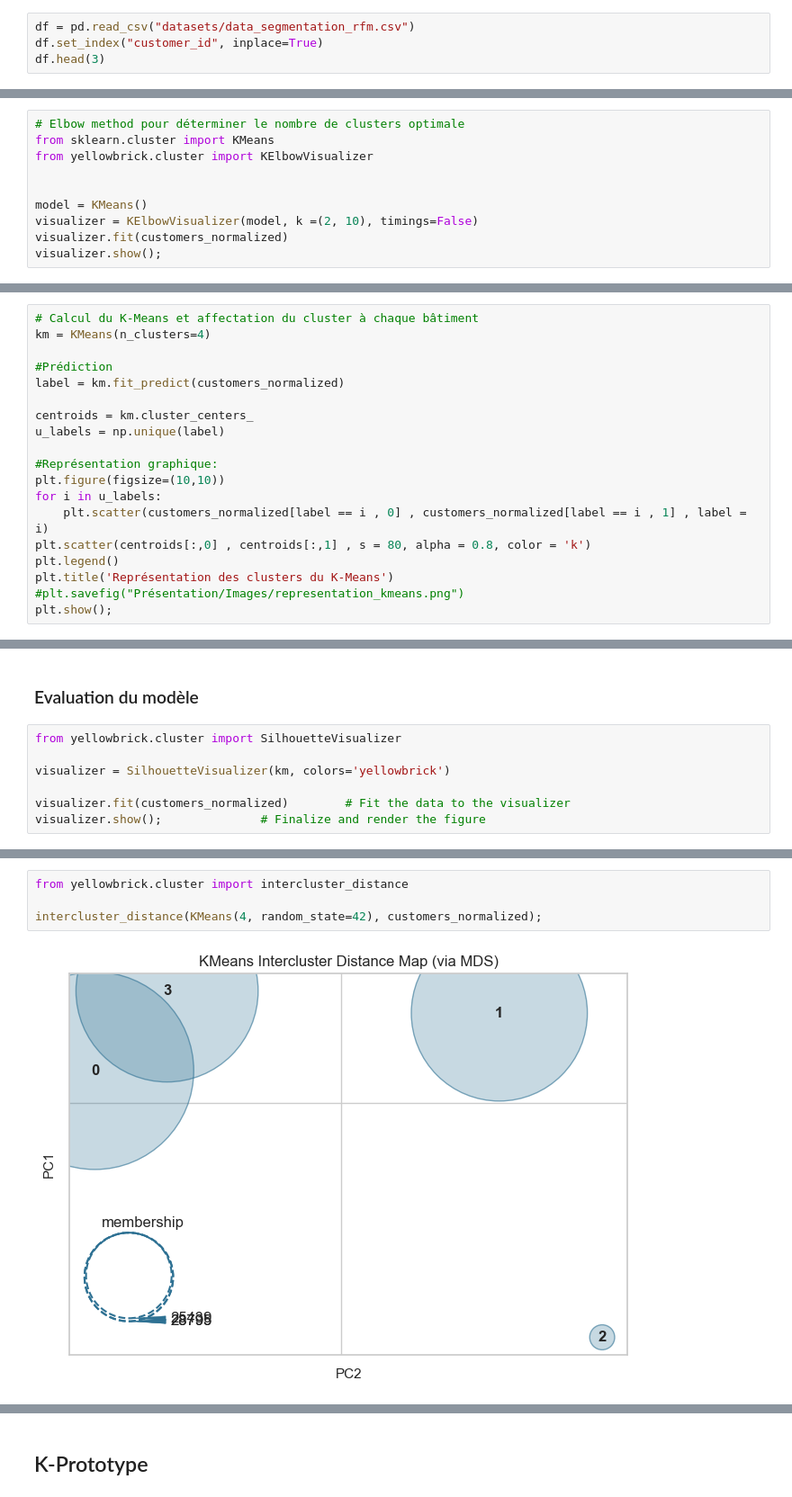
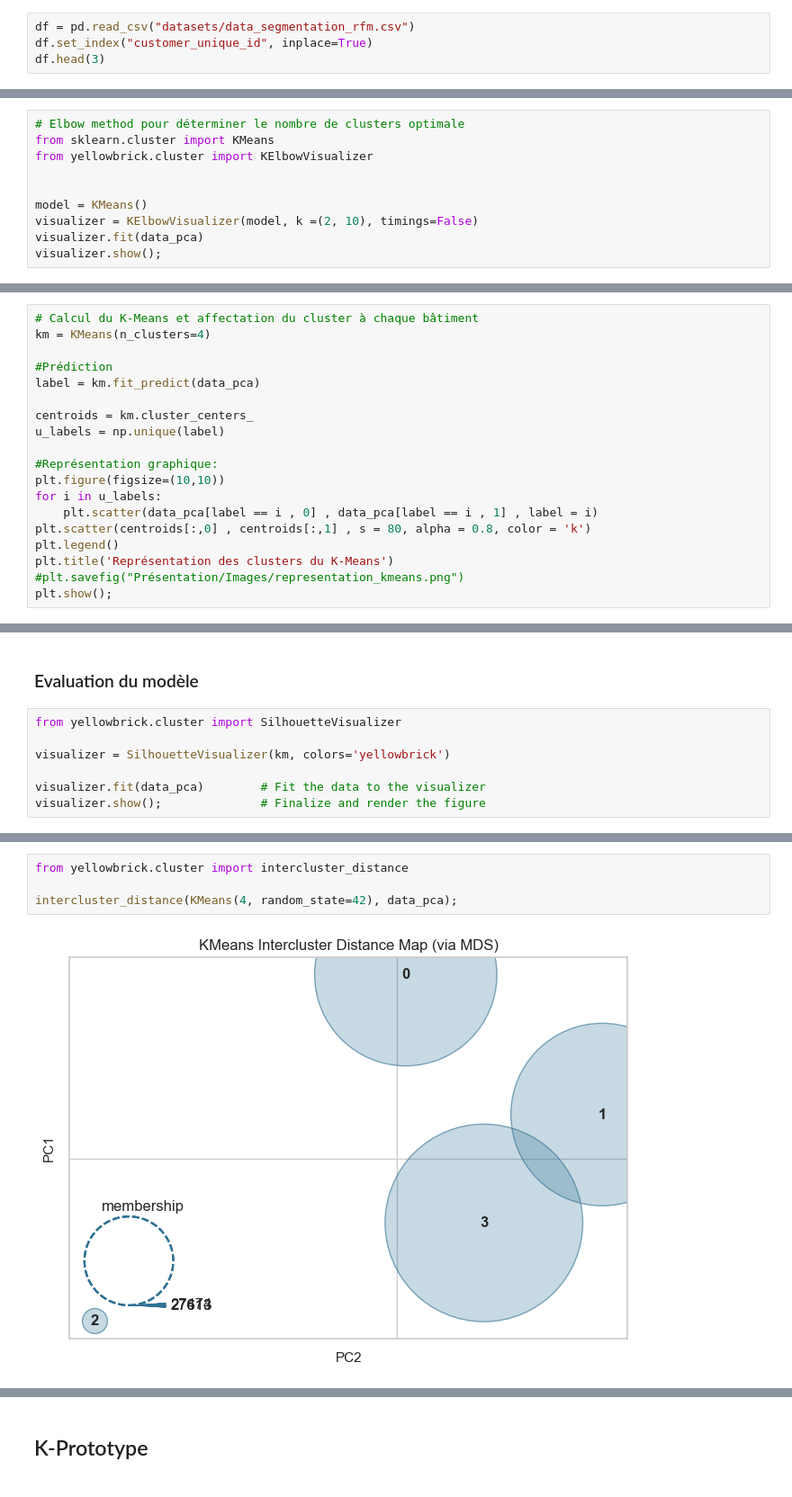
Before and after one commit to Sylvariane/segmentez_les_clients, a Jupyter notebook: POlist_02_notebookessais.ipynb, the cells around one changed output, grey strips where cells are left out. Shown at 90% size. Saved outputs shown, nothing was run; the diff lists cells and outputs as text.

```diff
--- a/POlist_02_notebookessais.ipynb
+++ b/POlist_02_notebookessais.ipynb
@@ -12,7 +12,7 @@ import gc
 sns.set_palette("Pastel2")
 # %%
 df = pd.read_csv("datasets/data_segmentation_rfm.csv")
-df.set_index("customer_id", inplace=True)
+df.set_index("customer_unique_id", inplace=True)
 df.head(3)
 # %% [output]
 |  | Recency | Frequency | MonetaryValue |
@@ -107,6 +107,6 @@ from yellowbrick.cluster import KElbowVisualizer
 
 model = KMeans()
 visualizer = KElbowVisualizer(model, k =(2, 10), timings=False)
-visualizer.fit(customers_normalized)
+visualizer.fit(data_pca)
 visualizer.show();
 # %% [output]
@@ -118,7 +118,7 @@ sns.set_palette("Pastel2")
 km = KMeans(n_clusters=4)
 
 #Prédiction
-label = km.fit_predict(customers_normalized)
+label = km.fit_predict(data_pca)
 
 centroids = km.cluster_centers_
 u_labels = np.unique(label)
@@ -126,7 +126,7 @@ u_labels = np.unique(label)
 #Représentation graphique:
 plt.figure(figsize=(10,10))
 for i in u_labels:
-    plt.scatter(customers_normalized[label == i , 0] , customers_normalized[label == i , 1] , label = i)
+    plt.scatter(data_pca[label == i , 0] , data_pca[label == i , 1] , label = i)
 plt.scatter(centroids[:,0] , centroids[:,1] , s = 80, alpha = 0.8, color = 'k')
 plt.legend()
 plt.title('Représentation des clusters du K-Means')
@@ -181,6 +180,6 @@ from yellowbrick.cluster import SilhouetteVisualizer
 
 visualizer = SilhouetteVisualizer(km, colors='yellowbrick')
 
-visualizer.fit(customers_normalized)        # Fit the data to the visualizer
+visualizer.fit(data_pca)        # Fit the data to the visualizer
 visualizer.show();              # Finalize and render the figure
 # %% [output]
@@ -196,6 +195,6 @@ Score de Davies-Bouldin: 0.8215216627674071
 # %%
 from yellowbrick.cluster import intercluster_distance
 
-intercluster_distance(KMeans(4, random_state=42), customers_normalized);
+intercluster_distance(KMeans(4, random_state=42), data_pca);
 # %% [output]
-[figure, old version]
+[figure, new version]
```
Also changed, not shown: parts of 43 cells of this notebook.
